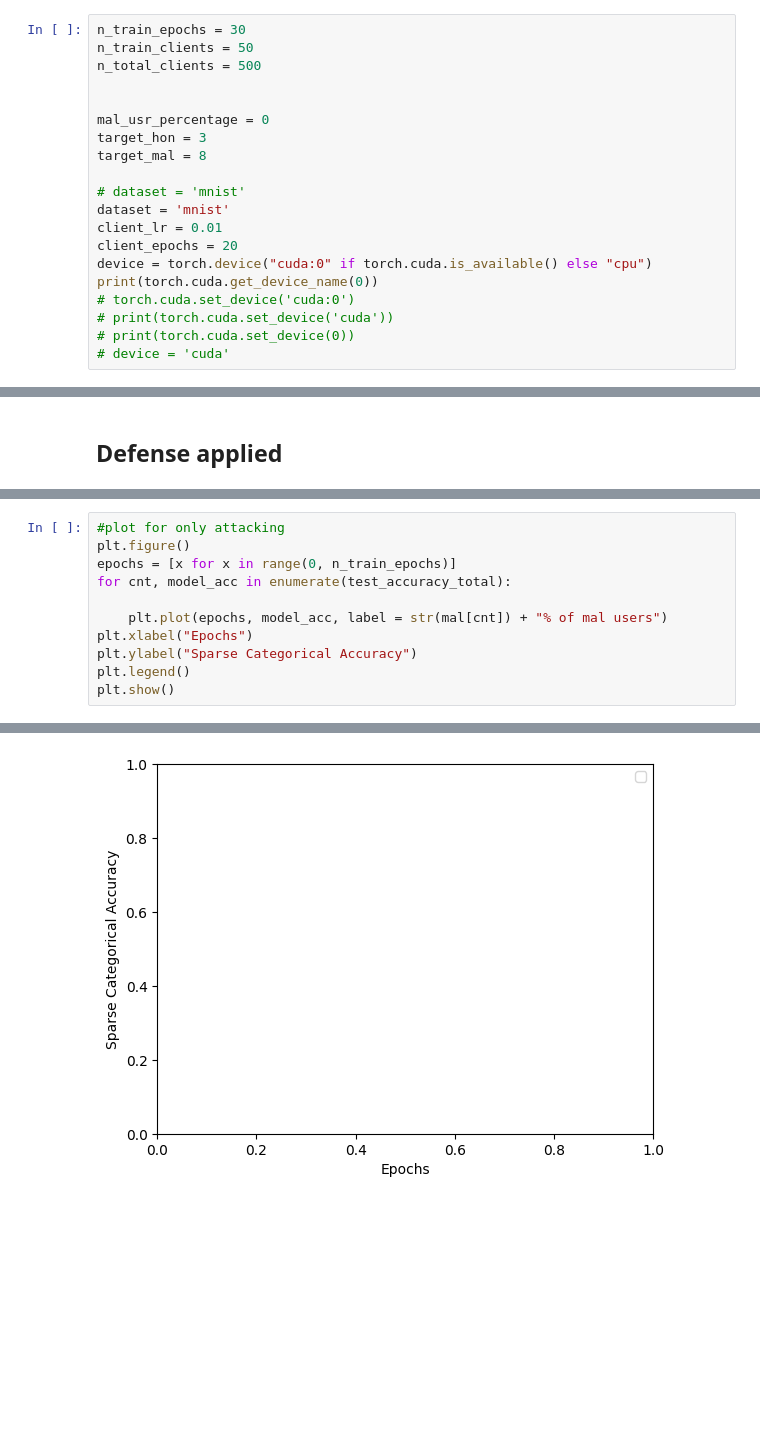
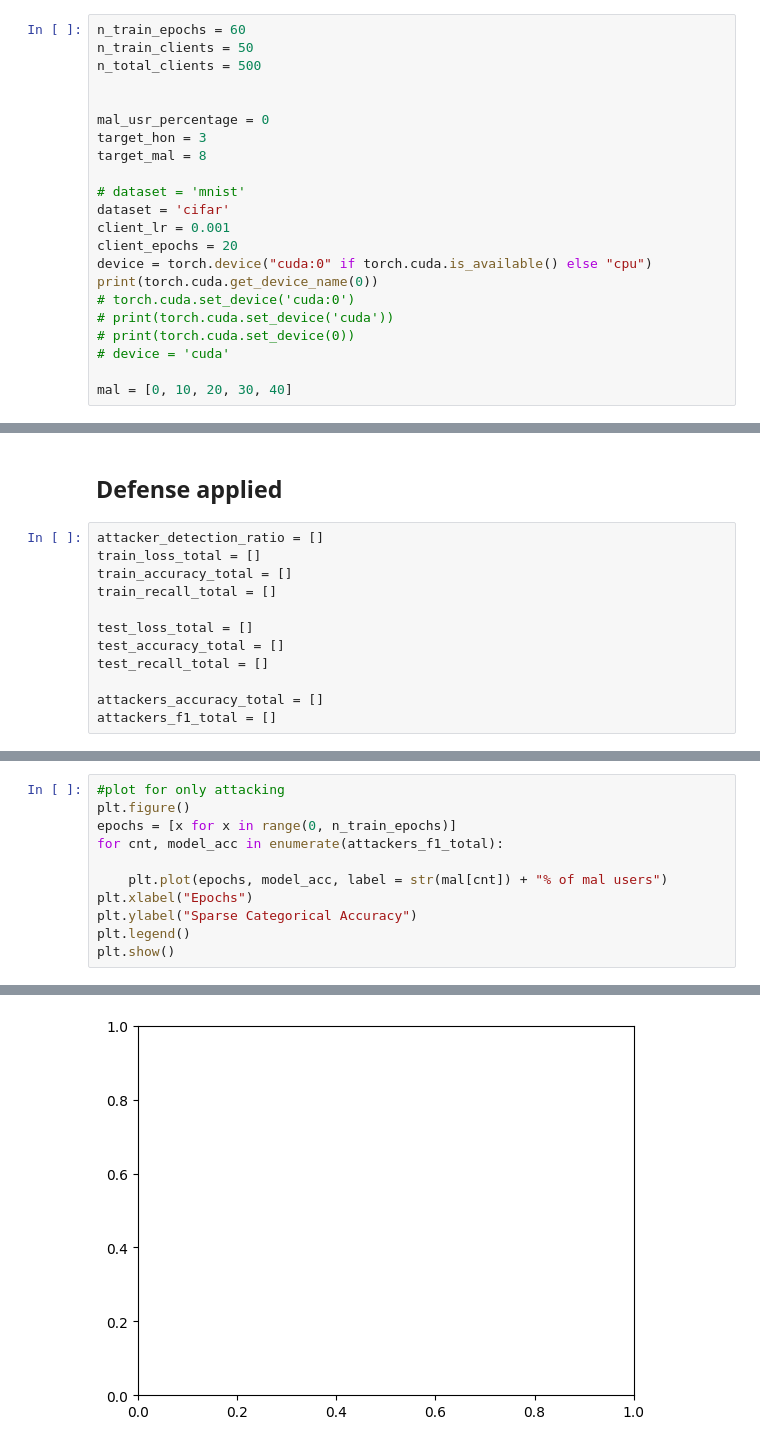
Before and after one commit to nikosgalanis/data-poisoning-defense-fl, a Jupyter notebook: DefenseFederated/src/federated_main.ipynb, the cells around one changed output, grey strips where cells are left out. Drawn from its saved outputs; the diff is of its cells as text; blank space fills up the shorter version.

Commit message:
cifar experiments ready for defense. next: change att metrics

```diff
--- a/DefenseFederated/src/federated_main.ipynb
+++ b/DefenseFederated/src/federated_main.ipynb
@@ -14,7 +15,7 @@ warnings.filterwarnings("ignore")
 
 import matplotlib.pyplot as plt
 # %%
-n_train_epochs = 30
+n_train_epochs = 60
 n_train_clients = 50
 n_total_clients = 500
 
@@ -24,8 +25,8 @@ target_hon = 3
 target_mal = 8
 
 # dataset = 'mnist'
-dataset = 'mnist'
-client_lr = 0.01
+dataset = 'cifar'
+client_lr = 0.001
 client_epochs = 20
 device = torch.device("cuda:0" if torch.cuda.is_available() else "cpu")
 print(torch.cuda.get_device_name(0))
@@ -33,6 +34,8 @@ print(torch.cuda.get_device_name(0))
 # print(torch.cuda.set_device('cuda'))
 # print(torch.cuda.set_device(0))
 # device = 'cuda'
+
+mal = [0, 10, 20, 30, 40]
 # %% [output]
 NVIDIA GeForce GTX 1080 Ti
 # %%
@@ -324,4 +341,16 @@ plt.show()
 [figure]
 # %% [markdown]
 ## Defense applied
+# %%
+attacker_detection_ratio = []
+train_loss_total = []
+train_accuracy_total = []
+train_recall_total = []
+
+test_loss_total = []
+test_accuracy_total = []
+test_recall_total = []
+
+attackers_accuracy_total = []
+attackers_f1_total = []
 # %%
@@ -472,7 +515,7 @@ print(recalls)
 #plot for only attacking
 plt.figure()
 epochs = [x for x in range(0, n_train_epochs)]
-for cnt, model_acc in enumerate(test_accuracy_total):
+for cnt, model_acc in enumerate(attackers_f1_total):
 
     plt.plot(epochs, model_acc, label = str(mal[cnt]) + "% of mal users")
 plt.xlabel("Epochs")
@@ -484 +527 @@ No artists with labels found to put in legend.  Note that artists whose label st
-[figure, old version]
+[figure, new version]
```
Also changed, not shown: parts of 16 cells of this notebook, 6 other files.
